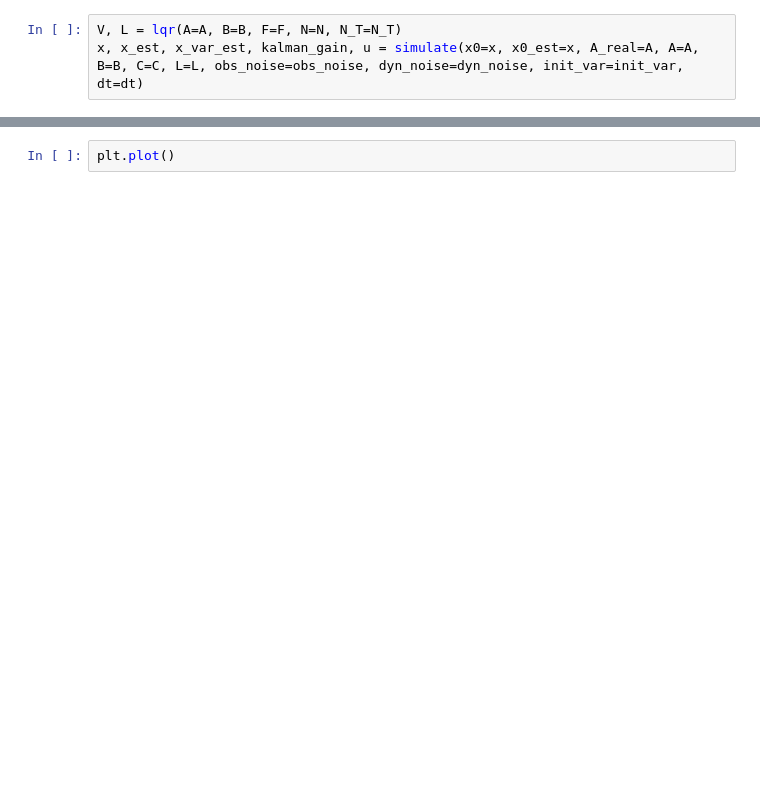
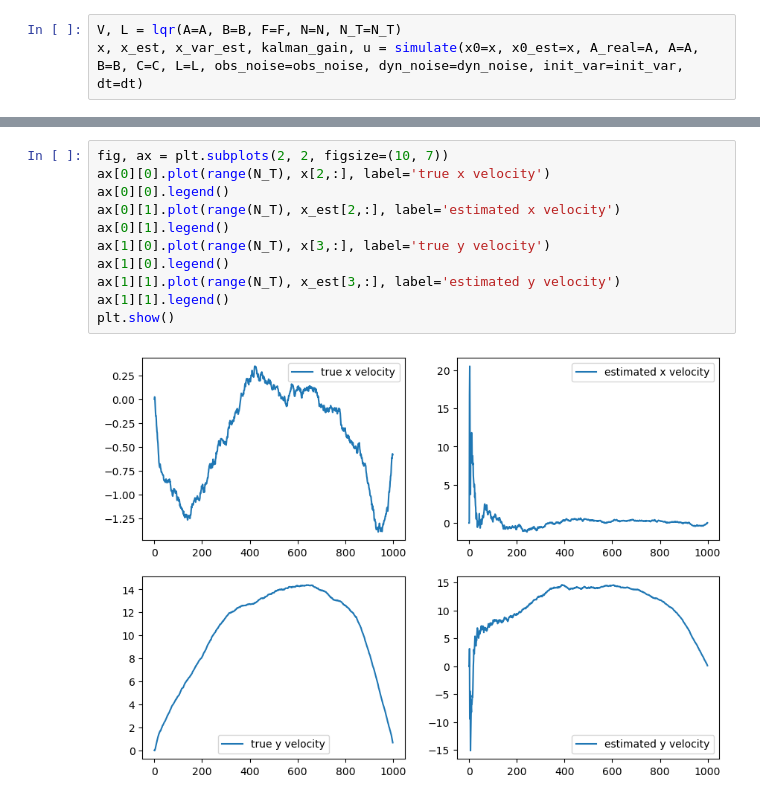
Before and after one commit to lfogarty98/mhbf_pt, a Jupyter notebook: motor-control-II/lqr_skeleton.ipynb, the cells around one changed output, grey strips where cells are left out. Drawn from its saved outputs; the diff is of its cells as text; blank space fills up the shorter version.

```diff
--- a/motor-control-II/lqr_skeleton.ipynb
+++ b/motor-control-II/lqr_skeleton.ipynb
@@ -138,2 +138,13 @@ plt.show()
-# %%
-plt.plot()
+# %%
+fig, ax = plt.subplots(2, 2, figsize=(10, 7))
+ax[0][0].plot(range(N_T), x[2,:], label='true x velocity')
+ax[0][0].legend()
+ax[0][1].plot(range(N_T), x_est[2,:], label='estimated x velocity')
+ax[0][1].legend()
+ax[1][0].plot(range(N_T), x[3,:], label='true y velocity')
+ax[1][0].legend()
+ax[1][1].plot(range(N_T), x_est[3,:], label='estimated y velocity')
+ax[1][1].legend()
+plt.show()
+# %% [output]
+[figure, added]
```
Also changed, not shown: parts of 7 cells of this notebook.
